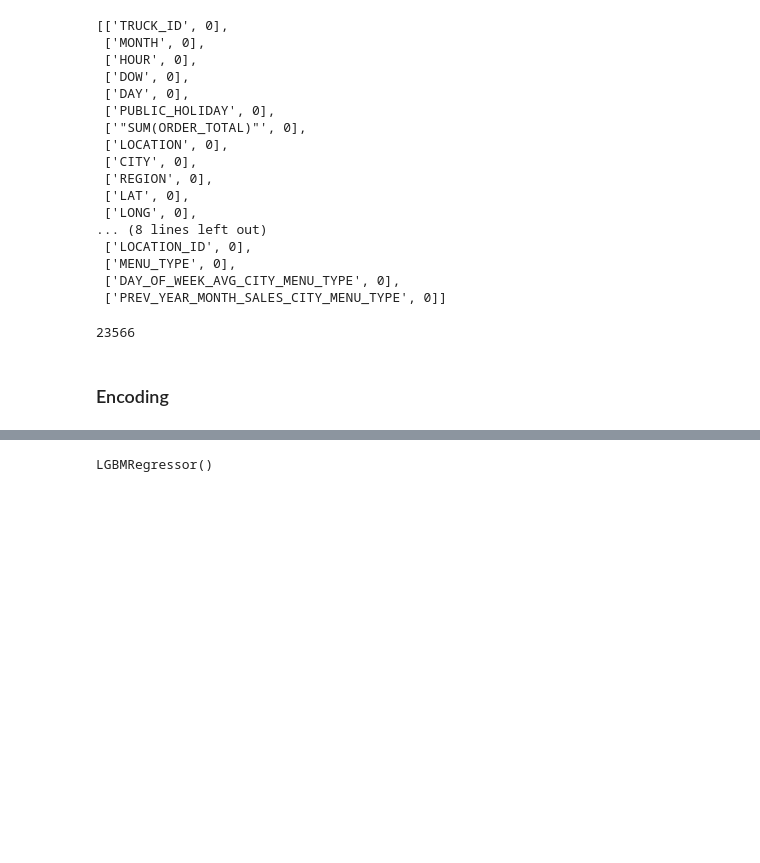
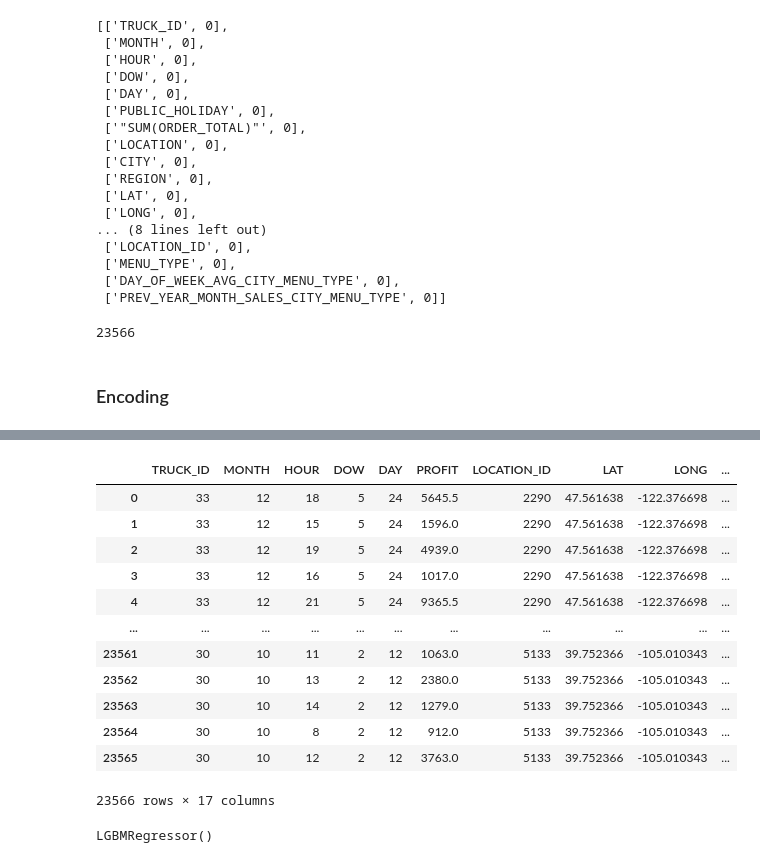
Before and after one commit to jkyxd/ICP_Group3, a Jupyter notebook: ICP Jupyter File.ipynb, the cells around one changed output, grey strips where cells are left out. Drawn from its saved outputs; the diff is of its cells as text; code cells hidden in the pictures; blank space fills up the shorter version.

```diff
--- a/ICP Jupyter File.ipynb
+++ b/ICP Jupyter File.ipynb
@@ -665,3 +695,21 @@ session.use_schema("ANALYTICS")
+# %%
+X_final_scaled=session.sql("Select * from Sales_Forecast_Training_Data").to_pandas()
+# %%
+X_final_scaled
+# %% [output]
+|  | TRUCK_ID | MONTH | HOUR | DOW | DAY | PROFIT | LOCATION_ID | LAT | LONG | ... |
+| 0 | 33 | 12 | 18 | 5 | 24 | 5645.5 | 2290 | 47.561638 | -122.376698 | ... |
+| 1 | 33 | 12 | 15 | 5 | 24 | 1596.0 | 2290 | 47.561638 | -122.376698 | ... |
+| 2 | 33 | 12 | 19 | 5 | 24 | 4939.0 | 2290 | 47.561638 | -122.376698 | ... |
+| 3 | 33 | 12 | 16 | 5 | 24 | 1017.0 | 2290 | 47.561638 | -122.376698 | ... |
+| 4 | 33 | 12 | 21 | 5 | 24 | 9365.5 | 2290 | 47.561638 | -122.376698 | ... |
+| ... | ... | ... | ... | ... | ... | ... | ... | ... | ... | ... |
+| 23561 | 30 | 10 | 11 | 2 | 12 | 1063.0 | 5133 | 39.752366 | -105.010343 | ... |
+| 23562 | 30 | 10 | 13 | 2 | 12 | 2380.0 | 5133 | 39.752366 | -105.010343 | ... |
+| 23563 | 30 | 10 | 14 | 2 | 12 | 1279.0 | 5133 | 39.752366 | -105.010343 | ... |
+| 23564 | 30 | 10 | 8 | 2 | 12 | 912.0 | 5133 | 39.752366 | -105.010343 | ... |
+| 23565 | 30 | 10 | 12 | 2 | 12 | 3763.0 | 5133 | 39.752366 | -105.010343 | ... |
+23566 rows × 17 columns
 # %%
 import pandas as pd
 from sklearn.model_selection import train_test_split
```
Also changed, not shown: parts of 29 cells of this notebook.
